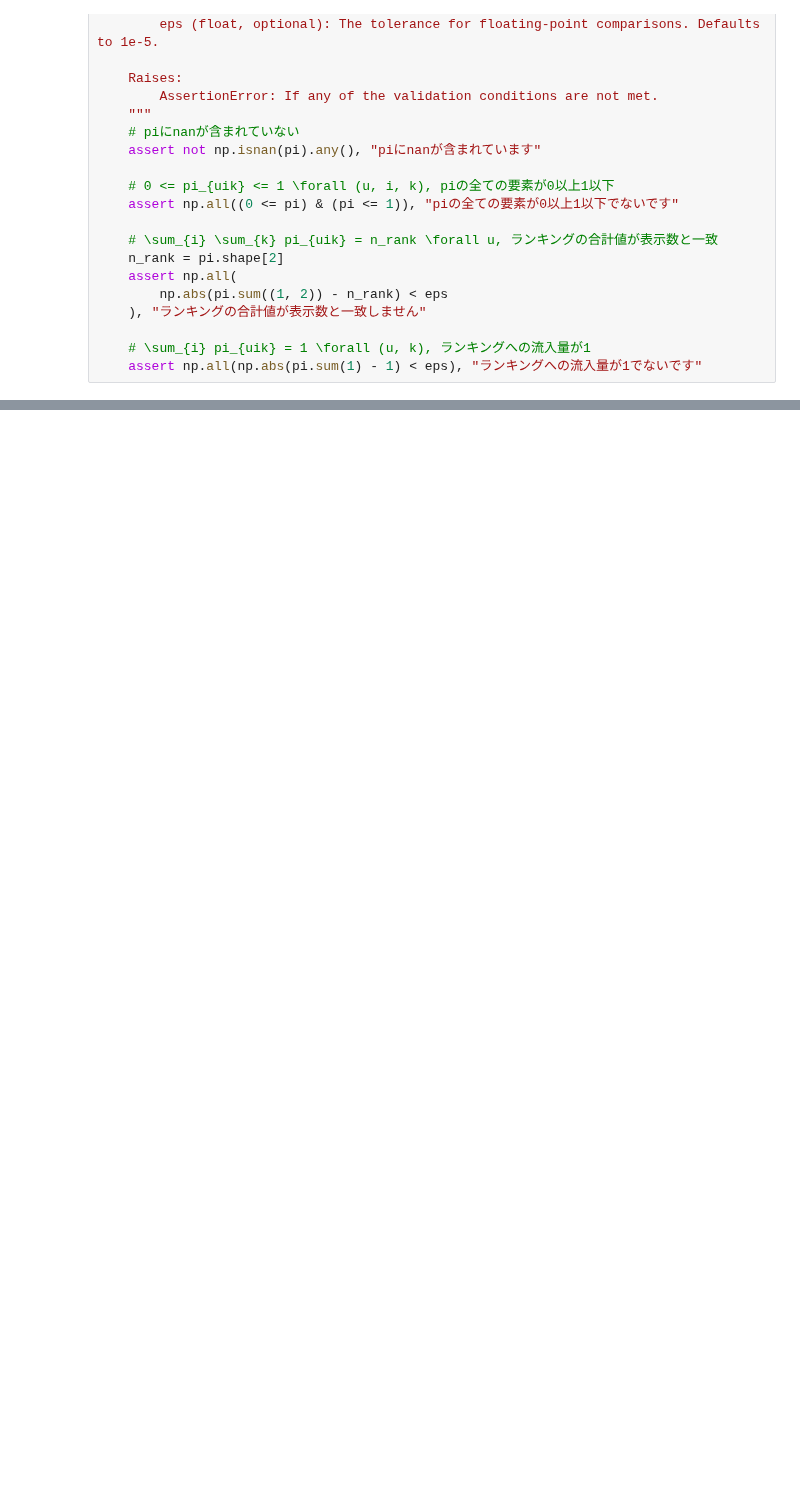
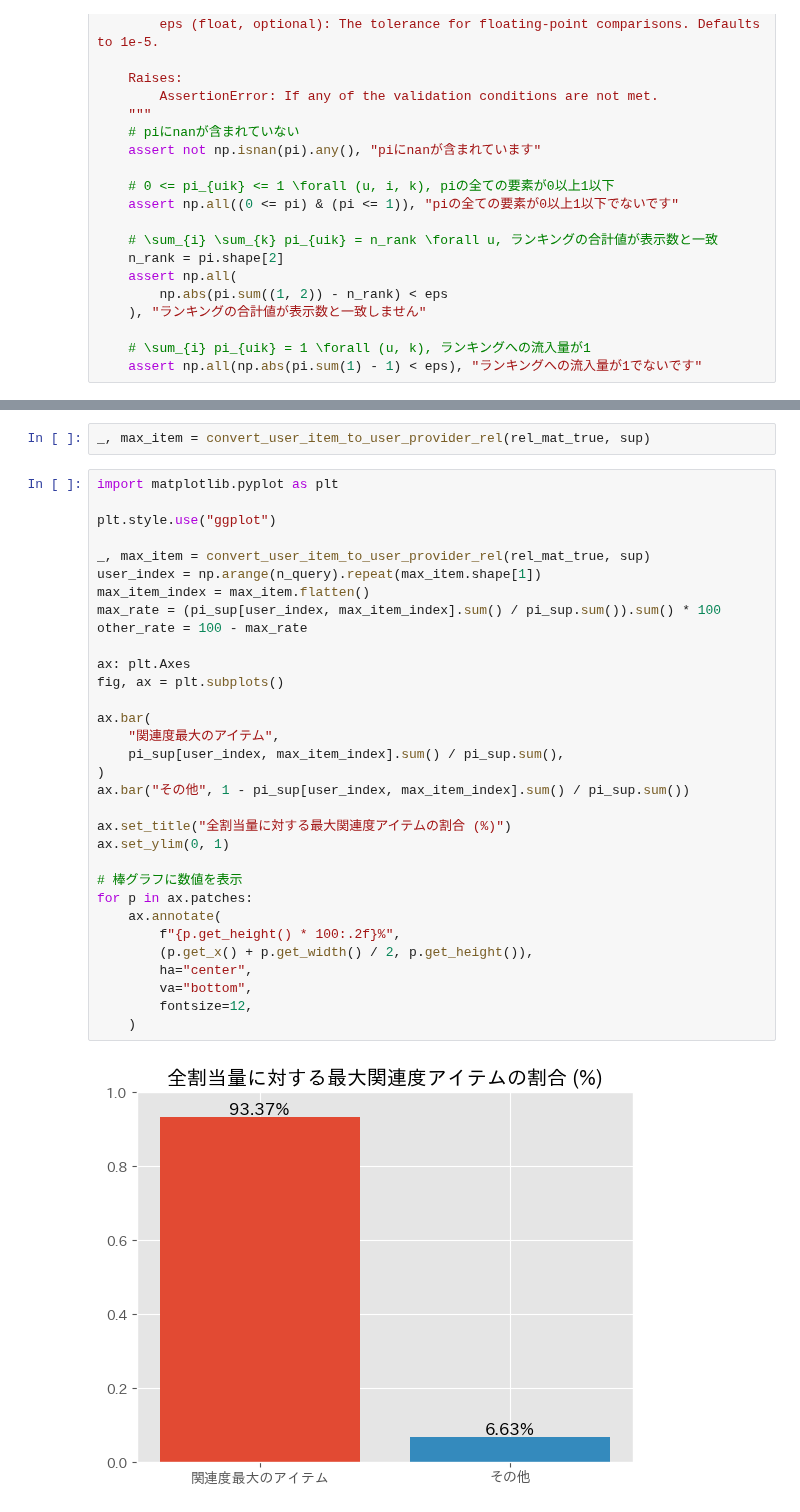
Before and after one commit to tubo213/nsw-with-optimal-transport, a Jupyter notebook: notebook/提供者を考慮した実験.ipynb, the cells around one changed output, grey strips where cells are left out. Saved outputs shown, nothing was run; the diff lists cells and outputs as text; blank space fills up the shorter version.

```diff
--- a/notebook/提供者を考慮した実験.ipynb
+++ b/notebook/提供者を考慮した実験.ipynb
@@ -494,3 +651,39 @@ for seed in seeds:
+# %%
+_, max_item = convert_user_item_to_user_provider_rel(rel_mat_true, sup)
+# %%
+import matplotlib.pyplot as plt
+
+plt.style.use("ggplot")
+
+_, max_item = convert_user_item_to_user_provider_rel(rel_mat_true, sup)
+user_index = np.arange(n_query).repeat(max_item.shape[1])
+max_item_index = max_item.flatten()
+max_rate = (pi_sup[user_index, max_item_index].sum() / pi_sup.sum()).sum() * 100
+other_rate = 100 - max_rate
+
+ax: plt.Axes
+fig, ax = plt.subplots()
+
+ax.bar(
+    "関連度最大のアイテム",
+    pi_sup[user_index, max_item_index].sum() / pi_sup.sum(),
+)
+ax.bar("その他", 1 - pi_sup[user_index, max_item_index].sum() / pi_sup.sum())
+
+ax.set_title("全割当量に対する最大関連度アイテムの割合 (%)")
+ax.set_ylim(0, 1)
+
+# 棒グラフに数値を表示
+for p in ax.patches:
+    ax.annotate(
+        f"{p.get_height() * 100:.2f}%",
+        (p.get_x() + p.get_width() / 2, p.get_height()),
+        ha="center",
+        va="bottom",
+        fontsize=12,
+    )
+# %% [output]
+[figure, added]
 # %%
 import matplotlib.pyplot as plt
 import pandas as pd
```
Also changed, not shown: parts of 7 cells of this notebook.
